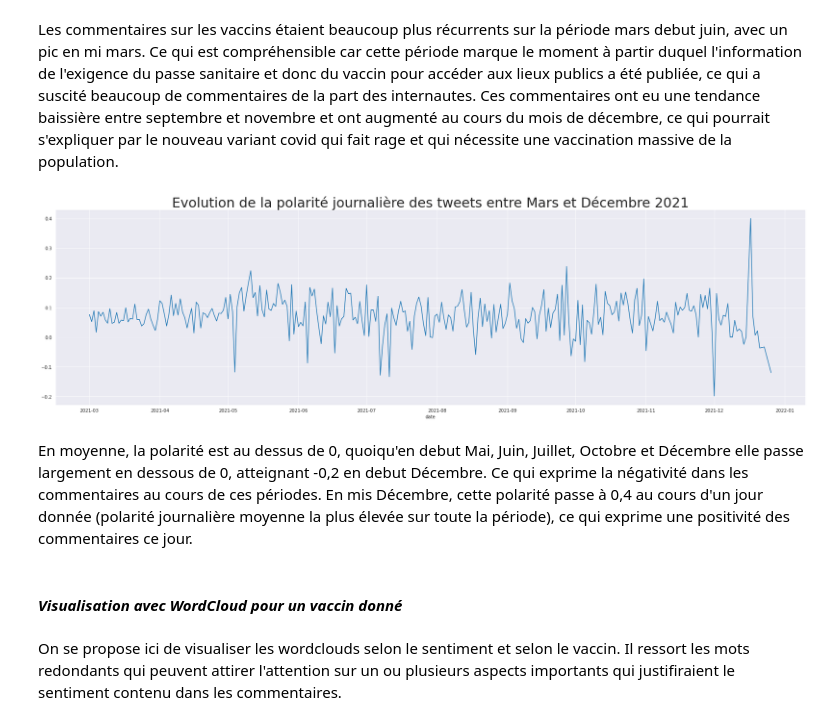
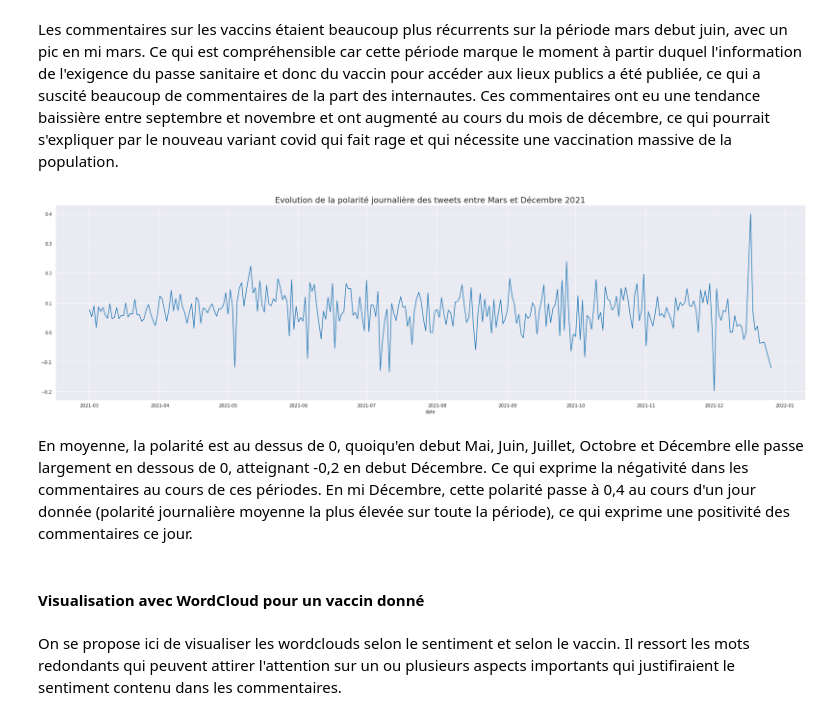
Before and after one commit to konkinit/sentiment_analysis, a Jupyter notebook: Notebook_Analyse.ipynb, the cells around one changed output. Cells and saved outputs as stored; diff of their text form; code cells hidden in the pictures.

```diff
--- a/Notebook_Analyse.ipynb
+++ b/Notebook_Analyse.ipynb
@@ -178,9 +184,9 @@ stop_words = list(stop_words) + stop_words_contexte
 # %%
 # retirer les stopwords
 def retrait_sw(text):
-    return [w for w in text.split()
-             if w not in stop_words]
-df_tweets["liste_mots"]=df_tweets["texte_lemmatise"].apply(retrait_sw)
+    return [w for w in text.split() if w not in stop_words]
+
+df_tweets["liste_mots"] = df_tweets["texte_lemmatise"].apply(retrait_sw)
 df_tweets.head()
 # %% [output]
 |  | date | id | nbre_like | nbre_retweet | screenName | texte | type | type_vaccin | datetime | ... |
@@ -534,18 +526,18 @@ Les commentaires sur les vaccins étaient beaucoup plus récurrents sur la péri
 # %%
 # Evolution de la polarité journalière des tweets entre Mars et Décembre 2021
 plt.figure(figsize=(30, 8))
 plt.xlabel('date')
-df2=df_tweets[['date','score_polarite']].groupby('date').mean()
+df2 = df_tweets[['date','score_polarite']].groupby('date').mean()
 #df2.set_index('date', inplace = True)
 plt.plot(df2)
-plt.title("Evolution de la polarité journalière des tweets entre Mars et Décembre 2021", size=30)
+plt.title("Evolution de la polarité journalière des tweets entre Mars et Décembre 2021", size=18)
 plt.show()
 # %% [output]
-[figure, old version]
+[figure, new version]
 # %% [markdown]
-En moyenne, la polarité est au dessus de 0, quoiqu'en debut Mai, Juin, Juillet, Octobre et Décembre elle passe largement en dessous de 0, atteignant -0,2 en debut Décembre. Ce qui exprime la négativité dans les commentaires au cours de ces périodes. En mis Décembre, cette polarité passe à 0,4 au cours d'un jour donnée (polarité journalière moyenne la plus élevée sur toute la période), ce qui exprime une positivité des commentaires ce jour.
+En moyenne, la polarité est au dessus de 0, quoiqu'en debut Mai, Juin, Juillet, Octobre et Décembre elle passe largement en dessous de 0, atteignant -0,2 en debut Décembre. Ce qui exprime la négativité dans les commentaires au cours de ces périodes. En mi Décembre, cette polarité passe à 0,4 au cours d'un jour donnée (polarité journalière moyenne la plus élevée sur toute la période), ce qui exprime une positivité des commentaires ce jour.
 # %% [markdown]
-#### ***Visualisation avec WordCloud pour un vaccin donné***
+#### Visualisation avec WordCloud pour un vaccin donné
 # %% [markdown]
 On se propose ici de visualiser les wordclouds selon le sentiment et selon le vaccin. Il ressort les mots redondants qui peuvent attirer l'attention sur un ou plusieurs aspects importants qui justifiraient le sentiment contenu dans les commentaires.
 # %%
```
Also changed, not shown: parts of 94 cells of this notebook, 3 other files.
